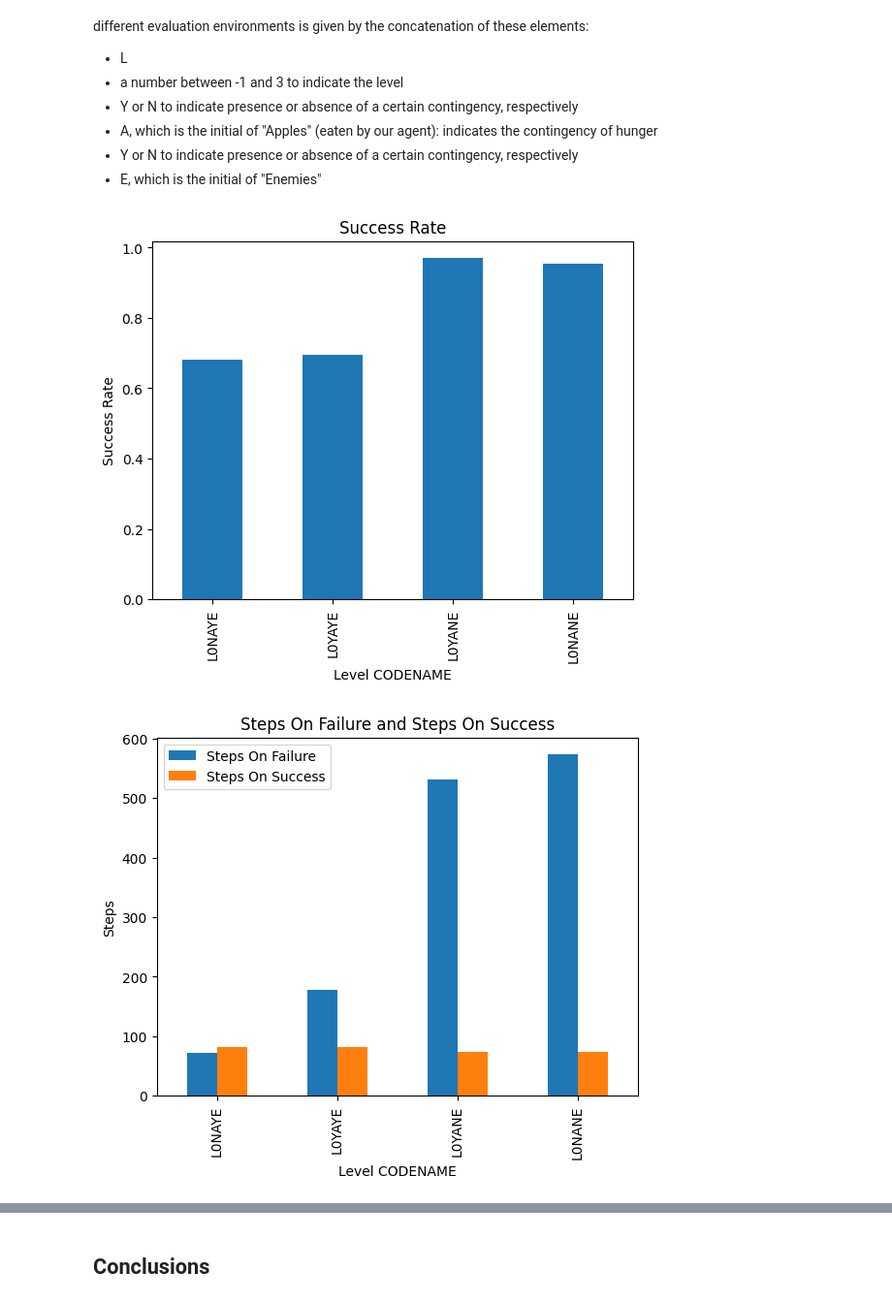
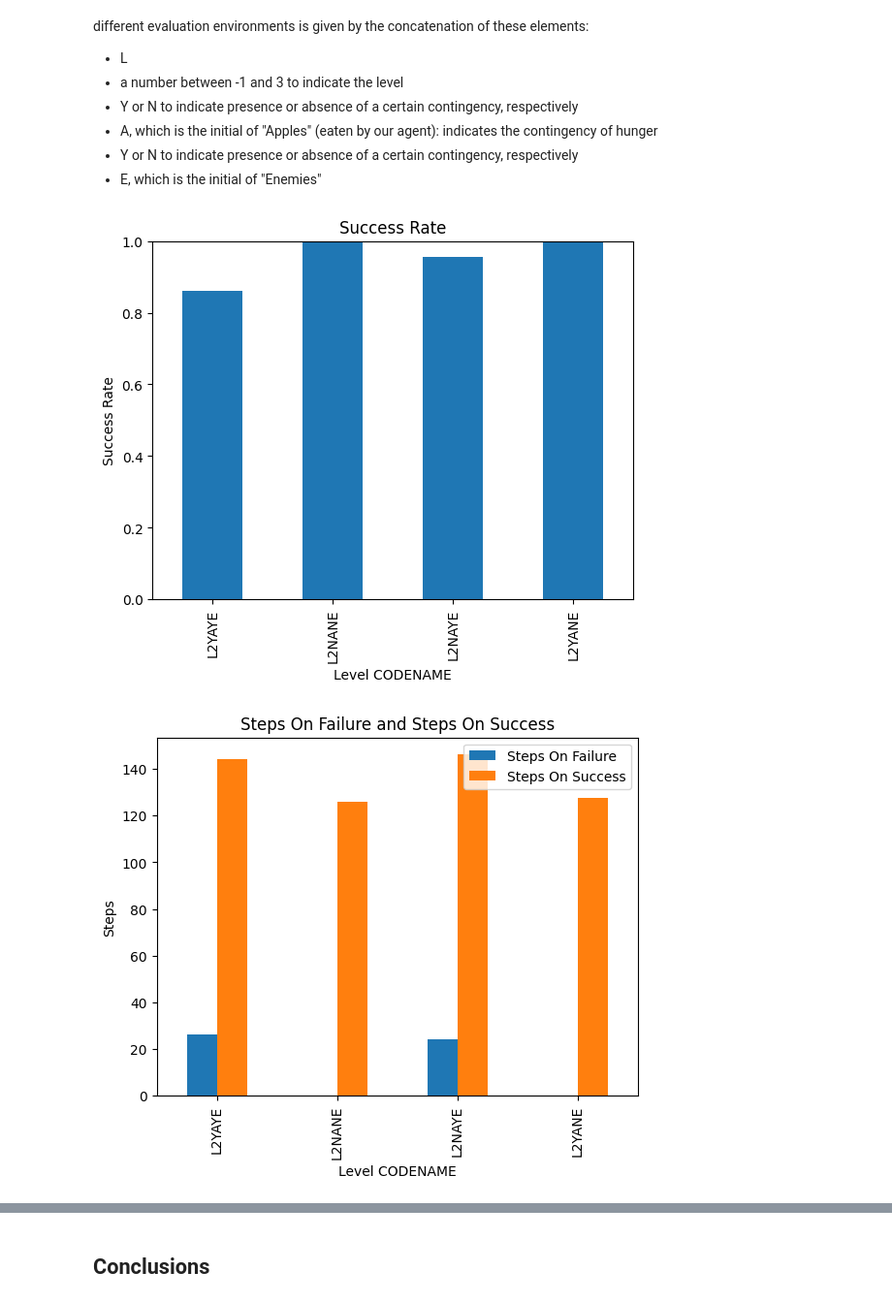
Before and after one commit to giordanoscerra/ProjectPegasus, a Jupyter notebook: Notebook.ipynb, the cells around one changed output, grey strips where cells are left out. Shown at 97% size. Cells and saved outputs as stored; diff of their text form; code cells hidden in the pictures.

```diff
--- a/Notebook.ipynb
+++ b/Notebook.ipynb
@@ -145,13 +145,13 @@ The naming convention we devised for the different evaluation environments is gi
 # %%
 from stats.show_stats import show_stats
 
 # -1 for random maze
 # 0 for square
 # 1 for impossible one
 # 2 for nethack-like level
 # 3 for complex maze
 
-show_stats(level=0, success_rate_flag=True)
+show_stats(level=2, success_rate_flag=True)
 # %% [output]
-[figure, old version]
+[figure, new version]
-[figure, old version]
+[figure, new version]
```
Also changed, not shown: parts of 1 cell of this notebook, 2 other files.
